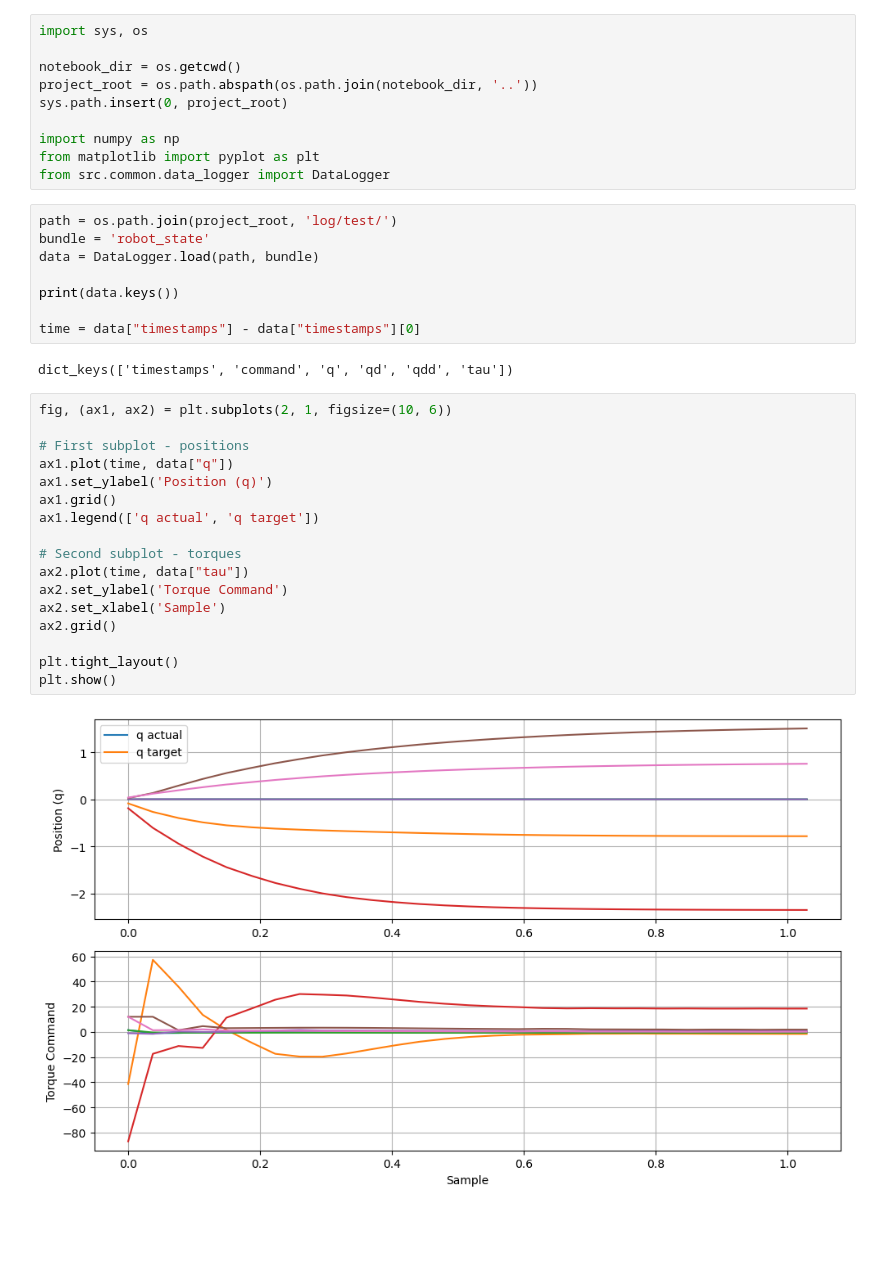
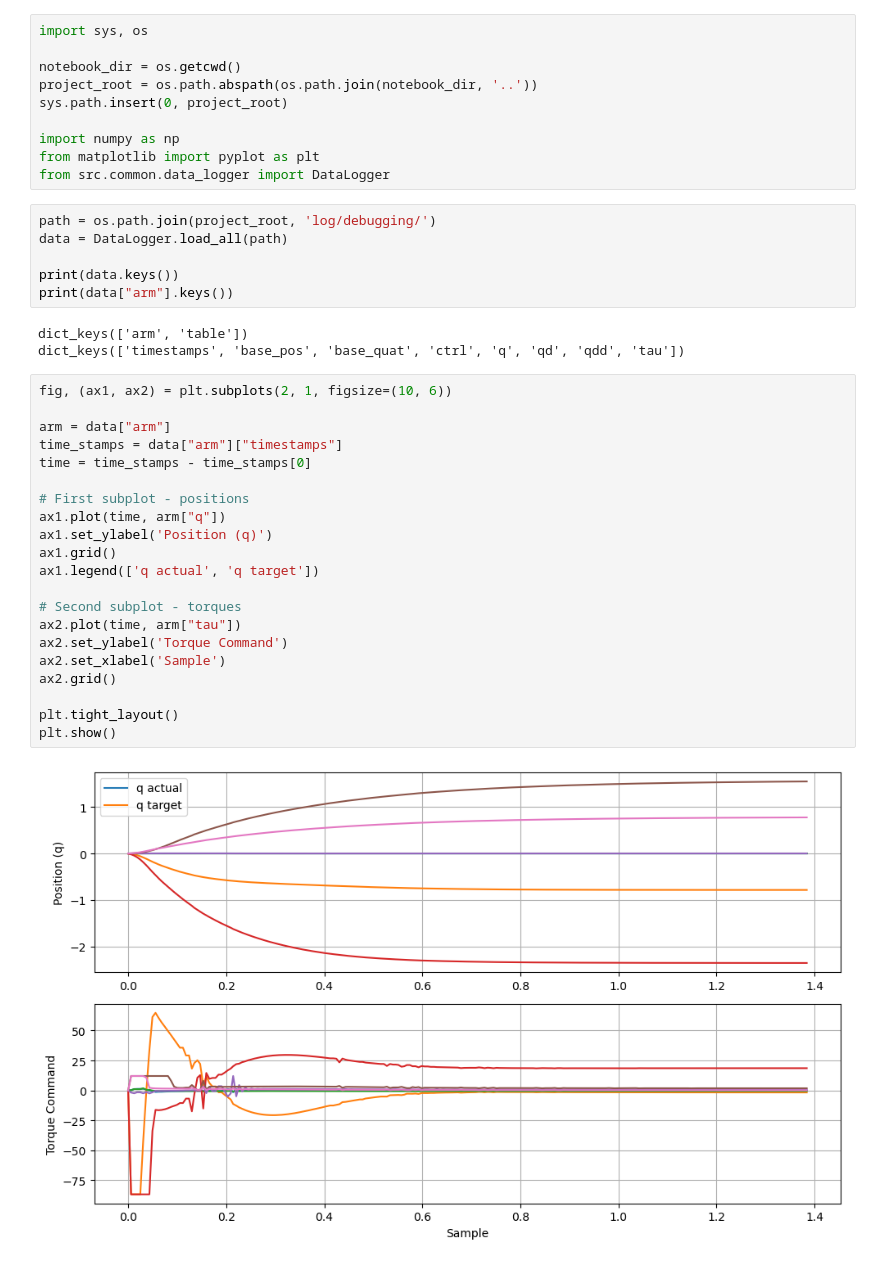
Before and after one commit to AlexanderWegenerRobotics/vision-mpc, a Jupyter notebook: scripts/analyze_controller.ipynb, the cells around one changed output. Drawn from its saved outputs; the diff is of its cells as text; blank space fills up the shorter version.

```diff
--- a/scripts/analyze_controller.ipynb
+++ b/scripts/analyze_controller.ipynb
@@ -9,31 +9,34 @@ import numpy as np
 from matplotlib import pyplot as plt
 from src.common.data_logger import DataLogger
 # %%
-path = os.path.join(project_root, 'log/test/')
-bundle = 'robot_state'
-data = DataLogger.load(path, bundle)
+path = os.path.join(project_root, 'log/debugging/')
+data = DataLogger.load_all(path)
 
 print(data.keys())
-
-time = data["timestamps"] - data["timestamps"][0]
+print(data["arm"].keys())
 # %% [output]
-dict_keys(['timestamps', 'command', 'q', 'qd', 'qdd', 'tau'])
+dict_keys(['arm', 'table'])
+dict_keys(['timestamps', 'base_pos', 'base_quat', 'ctrl', 'q', 'qd', 'qdd', 'tau'])
 # %%
 fig, (ax1, ax2) = plt.subplots(2, 1, figsize=(10, 6))
 
+arm = data["arm"]
+time_stamps = data["arm"]["timestamps"]
+time = time_stamps - time_stamps[0]
+
 # First subplot - positions
-ax1.plot(time, data["q"])
+ax1.plot(time, arm["q"])
 ax1.set_ylabel('Position (q)')
 ax1.grid()
 ax1.legend(['q actual', 'q target'])
 
 # Second subplot - torques
-ax2.plot(time, data["tau"])
+ax2.plot(time, arm["tau"])
 ax2.set_ylabel('Torque Command')
 ax2.set_xlabel('Sample')
 ax2.grid()
 
 plt.tight_layout()
 plt.show()
 # %% [output]
-[figure, old version]
+[figure, new version]
```
Also changed, not shown: parts of 1 cell of this notebook, 3 other files.
